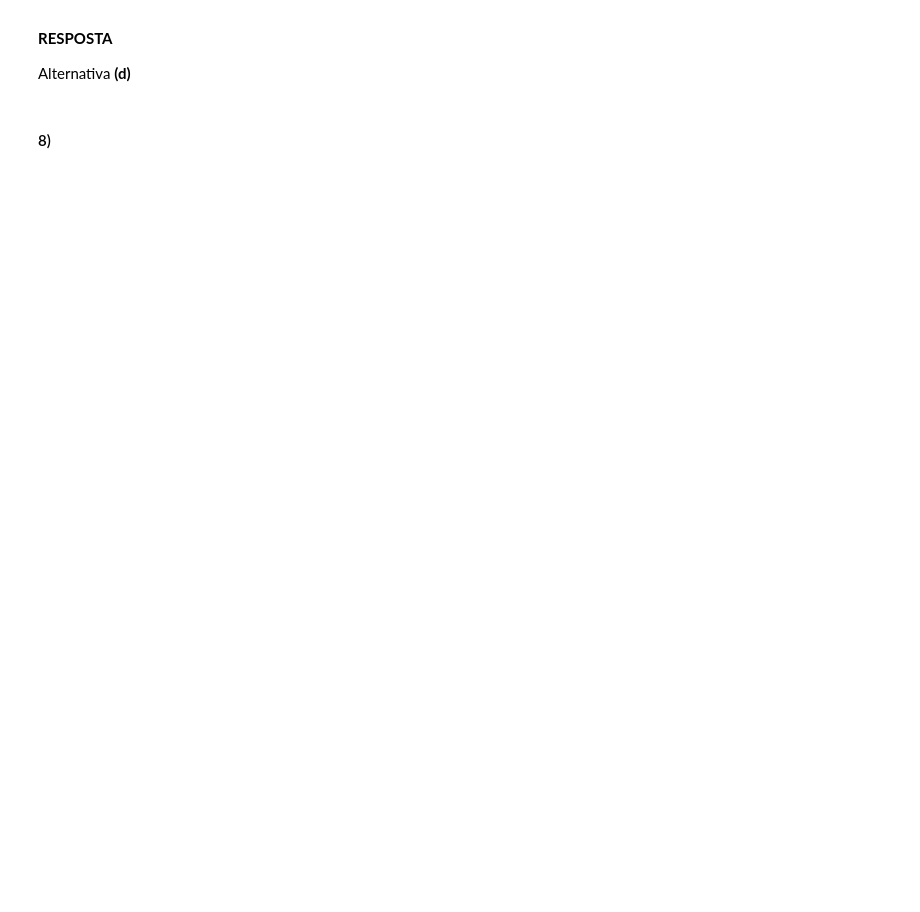
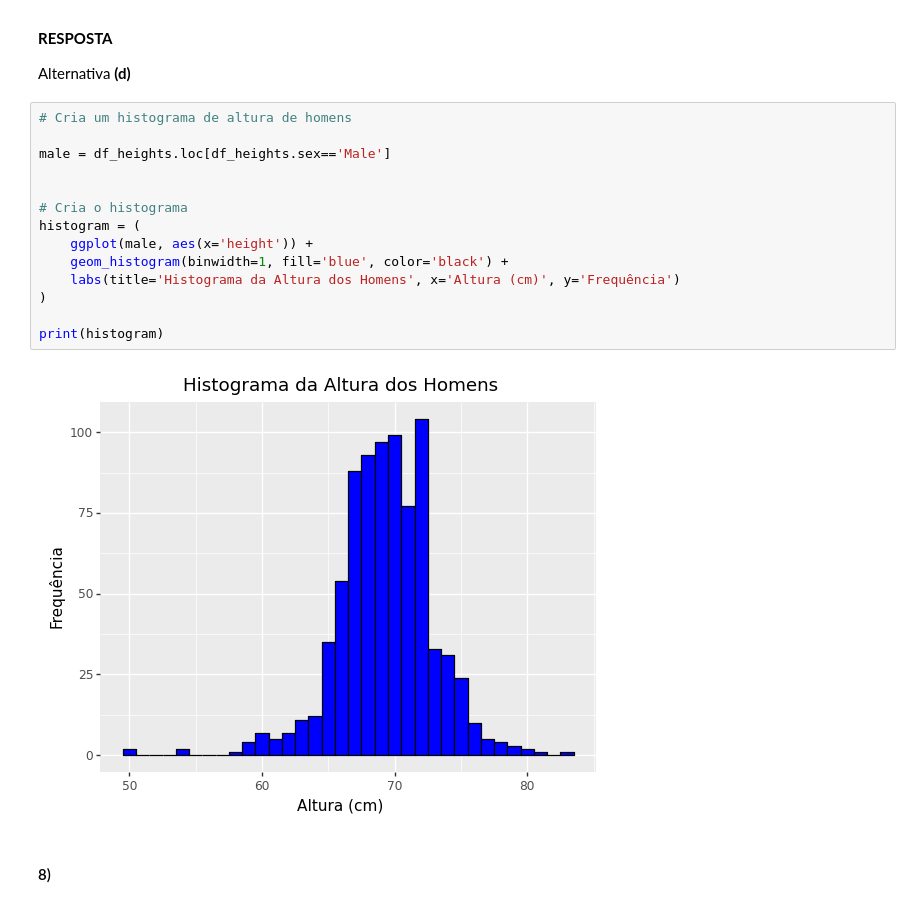
Before and after one commit to pdcos/analise_visual_ciencia_de_dados, a Jupyter notebook: participacao_5/solutions_5.ipynb, the cells around one changed output. Cells and saved outputs as stored; diff of their text form; blank space fills up the shorter version.

```diff
--- a/participacao_5/solutions_5.ipynb
+++ b/participacao_5/solutions_5.ipynb
@@ -217,6 +286,22 @@ Alternativa **(d)**
 **RESPOSTA**
 
 Alternativa **(d)**
+# %%
+# Cria um histograma de altura de homens
+
+male = df_heights.loc[df_heights.sex=='Male']
+
+
+# Cria o histograma
+histogram = (
+    ggplot(male, aes(x='height')) +
+    geom_histogram(binwidth=1, fill='blue', color='black') +
+    labs(title='Histograma da Altura dos Homens', x='Altura (cm)', y='Frequência')
+)
+
+print(histogram)
+# %% [output]
+[figure, added]
 # %% [markdown]
 #### 8)
 
```
Also changed, not shown: parts of 19 cells of this notebook.
